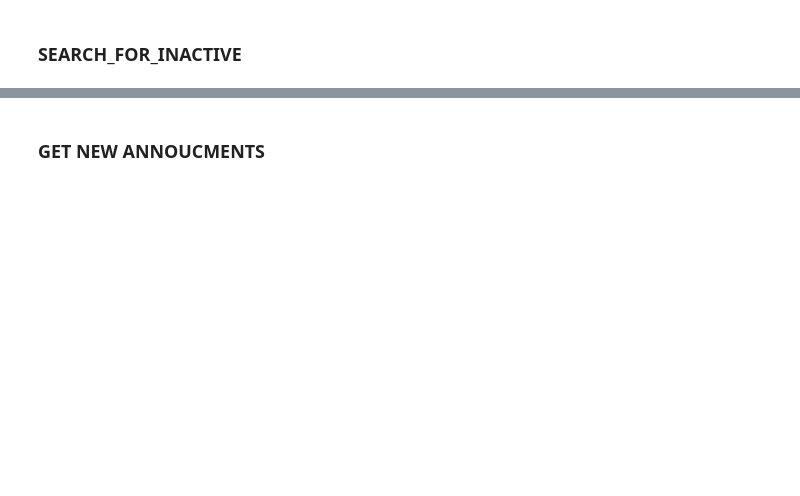
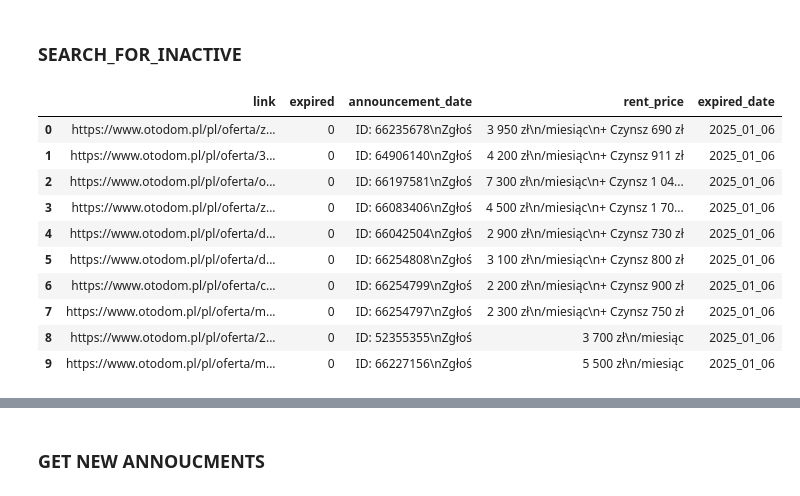
Before and after one commit to KacperSokolowski/MA, a Jupyter notebook: scraper fix 2.ipynb, the cells around one changed output, grey strips where cells are left out. Cells and saved outputs as stored; diff of their text form; code cells hidden in the pictures; blank space fills up the shorter version.

```diff
--- a/scraper fix 2.ipynb
+++ b/scraper fix 2.ipynb
@@ -139,24 +141,38 @@ def search_for_inactive(
 
         try:
             expired = driver.find_element(By.XPATH, "//div[@data-cy='expired-ad-alert']")
-            output.append([i, 1])
+            output.append([i, 1, '', ''])
         except NoSuchElementException:
-            output.append([i, 0])
+            announcement_date = get_text_from_class(driver, 'div', 'css-gg4vpm e2md81j0')
+            rent_price = get_text_from_class(driver, 'div', 'css-1ifvn3m ef3kcx02')
+            output.append([i, 0, announcement_date, rent_price])
 
-    df = pd.DataFrame(output, columns=['link', 'expired'])
+    df = pd.DataFrame(output, columns=['link', 'expired', 'announcement_date', 'rent_price'])
     current_date = datetime.now().strftime("%Y_%m_%d")
     df['expired_date'] = current_date
 
     # Save as csv
-    if save_as_csv:
-        file_name = f"{csv_file_name_prefix}_{current_date}.csv"
-        path = f'{csv_destination_path}/{file_name}'
-        df.to_csv(path,
-                  encoding='utf-8',
-                  index=False)
+    # if save_as_csv:
+    #     file_name = f"{csv_file_name_prefix}_{current_date}.csv"
+    #     path = f'{csv_destination_path}/{file_name}'
+    #     df.to_csv(path,
+    #               encoding='utf-8',
+    #               index=False)
 
     return df if return_df else None
 # %%
 path = f'data_processed/main.csv'
-df = pd.read_csv(path)
-search_for_inactive(list(df[df.expired.eq(0)].link))
+main = pd.read_csv(path)
+search_for_inactive(list(main[main.expired.eq(0)].link)[0:10])
+# %% [output]
+|  | link | expired | announcement_date | rent_price | expired_date |
+| 0 | https://www.otodom.pl/pl/oferta/z... | 0 | ID: 66235678\nZgłoś | 3 950 zł\n/miesiąc\n+ Czynsz 690 zł | 2025_01_06 |
+| 1 | https://www.otodom.pl/pl/oferta/3... | 0 | ID: 64906140\nZgłoś | 4 200 zł\n/miesiąc\n+ Czynsz 911 zł | 2025_01_06 |
+| 2 | https://www.otodom.pl/pl/oferta/o... | 0 | ID: 66197581\nZgłoś | 7 300 zł\n/miesiąc\n+ Czynsz 1 04... | 2025_01_06 |
+| 3 | https://www.otodom.pl/pl/oferta/z... | 0 | ID: 66083406\nZgłoś | 4 500 zł\n/miesiąc\n+ Czynsz 1 70... | 2025_01_06 |
+| 4 | https://www.otodom.pl/pl/oferta/d... | 0 | ID: 66042504\nZgłoś | 2 900 zł\n/miesiąc\n+ Czynsz 730 zł | 2025_01_06 |
+| 5 | https://www.otodom.pl/pl/oferta/d... | 0 | ID: 66254808\nZgłoś | 3 100 zł\n/miesiąc\n+ Czynsz 800 zł | 2025_01_06 |
+| 6 | https://www.otodom.pl/pl/oferta/c... | 0 | ID: 66254799\nZgłoś | 2 200 zł\n/miesiąc\n+ Czynsz 900 zł | 2025_01_06 |
+| 7 | https://www.otodom.pl/pl/oferta/m... | 0 | ID: 66254797\nZgłoś | 2 300 zł\n/miesiąc\n+ Czynsz 750 zł | 2025_01_06 |
+| 8 | https://www.otodom.pl/pl/oferta/2... | 0 | ID: 52355355\nZgłoś | 3 700 zł\n/miesiąc | 2025_01_06 |
+| 9 | https://www.otodom.pl/pl/oferta/m... | 0 | ID: 66227156\nZgłoś | 5 500 zł\n/miesiąc | 2025_01_06 |
```
Also changed, not shown: parts of 23 cells of this notebook, 55 other files.
